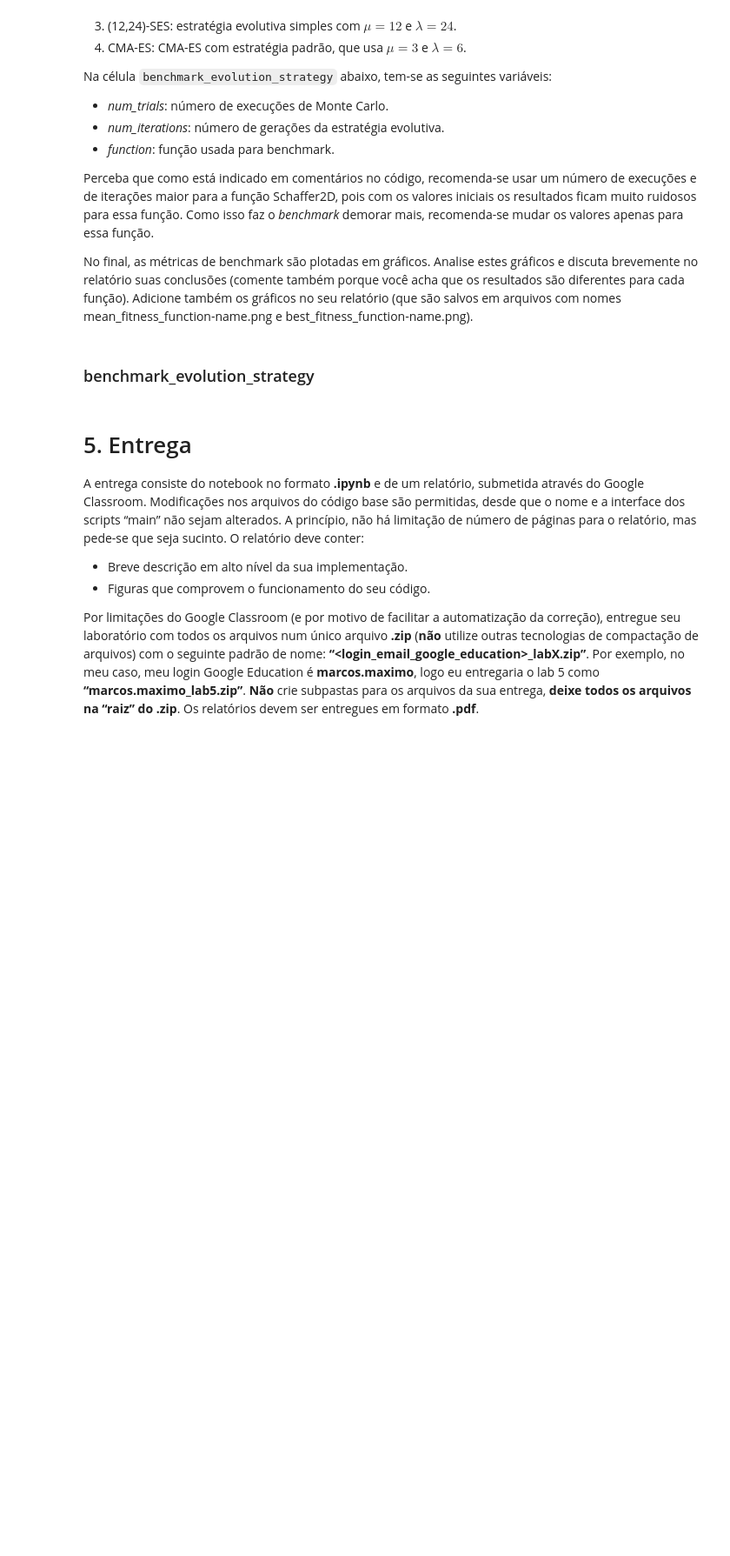
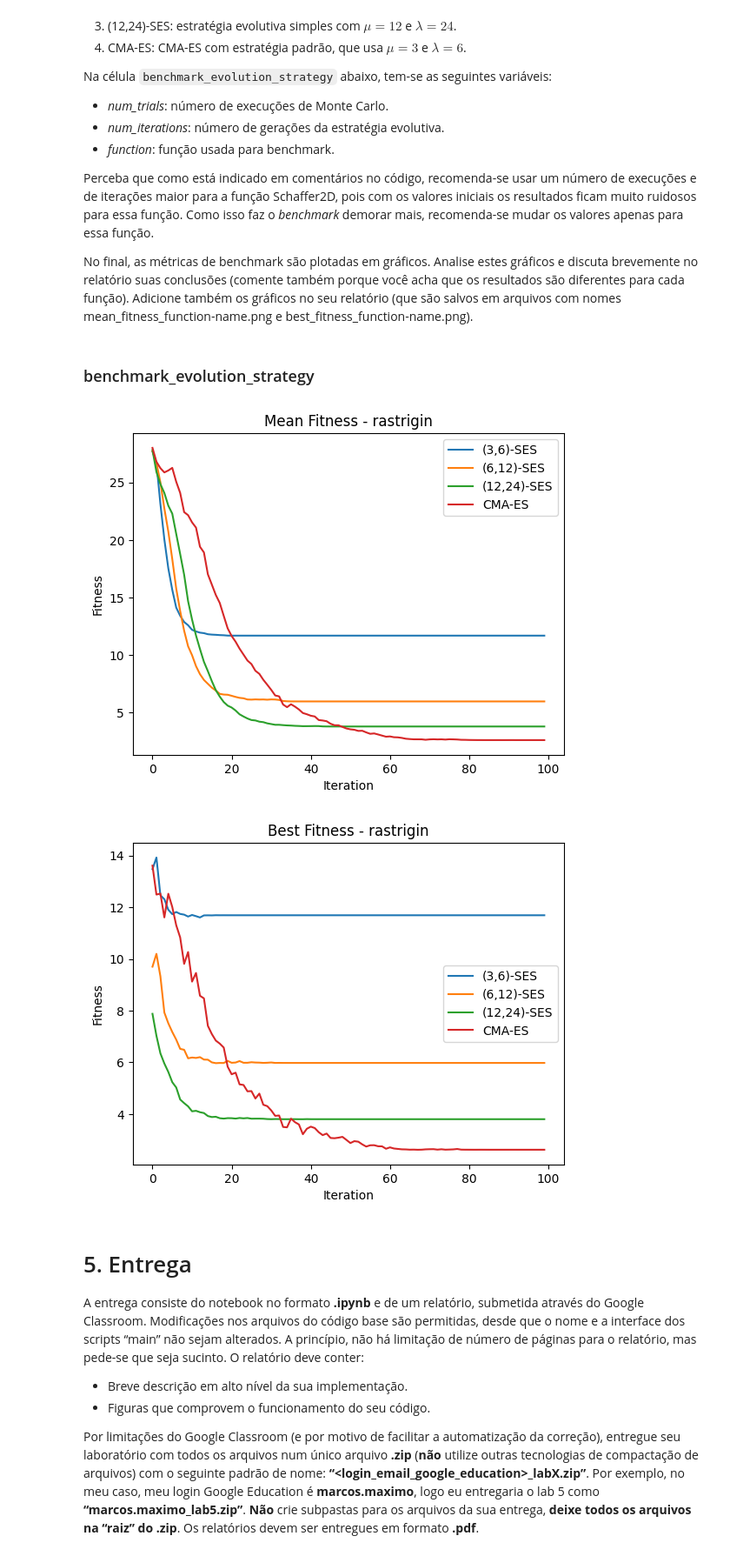
Before and after one commit to ulissesuls/CT-213, a Jupyter notebook: Lab 05/Lab 5 - Estratégias Evolutivas.ipynb, the cells around one changed output. Shown at 87% size. Drawn from its saved outputs; the diff is of its cells as text; code cells hidden in the pictures; blank space fills up the shorter version.

```diff
--- a/Lab 05/Lab 5 - Estratégias Evolutivas.ipynb
+++ b/Lab 05/Lab 5 - Estratégias Evolutivas.ipynb
@@ -141,8 +152,22 @@ class SimpleEvolutionStrategy:
         :param fitnesses: array containing the value of fitness of each sample.
         :type fitnesses: numpy array of floats.
         """
-        # Todo: implement this method
-        pass  # remove this line
+        # Todo: implement this
+
+        # Sorting the samples vector and selecting the "mu-best" samples
+        ordered_samples = np.argsort(fitnesses)
+        parents = self.samples[ordered_samples[:(self.mu)]]
+
+        # Updating mean and covariance matrix
+        new_m = np.mean(parents, axis = 0)
+        diff = parents - new_m
+        new_C = np.dot(diff.T, diff) / (self.mu)
+
+        # Generating the new population
+        self.samples = np.random.multivariate_normal(new_m, new_C, self.population_size)
+        # Updating values
+        self.m = new_m
+        self.C = new_C
 # %% [markdown]
 ## 4.2 Teste das Estratégias Evolutivas
 
@@ -287,11 +315,11 @@ import cma
 
 # num_trials is the number of trials used in Monte Carlo
 # num_iterations is the number of generations the algorithms are executed during a Monte Carlo trial
-num_trials = 500  # recommended for schaffer2d
-# num_trials = 200  # recommended for all other functions
-num_iterations = 200  # recommended for schaffer2d
-# num_iterations = 100  # recommended for all other functions
-function = schaffer2d  # translated_sphere, ackley, schaffer2d, rastrigin
+# num_trials = 500  # recommended for schaffer2d
+num_trials = 200  # recommended for all other functions
+# num_iterations = 200  # recommended for schaffer2d
+num_iterations = 100  # recommended for all other functions
+function = rastrigin  # translated_sphere, ackley, schaffer2d, rastrigin
 fig_format = 'png'  # 'svg' (Word), 'eps' (Latex), 'png' (best compatibility/worst quality)
 
 
@@ -370,33 +398,36 @@ hyperparams.mu = 6  # SES only
 hyperparams.population_size = 12  # SES only
 # Benchmarking (6,12)-SES
 mean_ses12, best_ses12 = benchmark_algorithm(num_trials, num_iterations, 'ses', function, hyperparams)
 hyperparams.mu = 12  # SES only
 hyperparams.population_size = 24  # SES only
 # Benchmarking (12,24)-SES
 mean_ses24, best_ses24 = benchmark_algorithm(num_trials, num_iterations, 'ses', function, hyperparams)
 # Benchmarking (3_w,6)-CMA-ES
 mean_cmaes, best_cmaes = benchmark_algorithm(num_trials, num_iterations, 'cmaes', function, hyperparams)
 plt.figure()
 plt.plot(mean_ses6)
 plt.plot(mean_ses12)
 plt.plot(mean_ses24)
 plt.plot(mean_cmaes)
 plt.legend(['(3,6)-SES', '(6,12)-SES', '(12,24)-SES', 'CMA-ES'])
 plt.xlabel('Iteration')
 plt.ylabel('Fitness')
 plt.title('Mean Fitness - {}'.format(function.__name__))
 plt.savefig('results/mean_fitness_{}.{}'.format(function.__name__, fig_format))
 plt.figure()
 plt.plot(best_ses6)
 plt.plot(best_ses12)
 plt.plot(best_ses24)
 plt.plot(best_cmaes)
 plt.legend(['(3,6)-SES', '(6,12)-SES', '(12,24)-SES', 'CMA-ES'])
 plt.xlabel('Iteration')
 plt.ylabel('Fitness')
 plt.title('Best Fitness - {}'.format(function.__name__))
 plt.savefig('results/best_fitness_{}.{}'.format(function.__name__, fig_format))
 plt.show()
+# %% [output]
+[figure, added]
+[figure, added]
 # %% [markdown]
 # 5. Entrega
 
```
Also changed, not shown: parts of 4 cells of this notebook, 27 other files.
